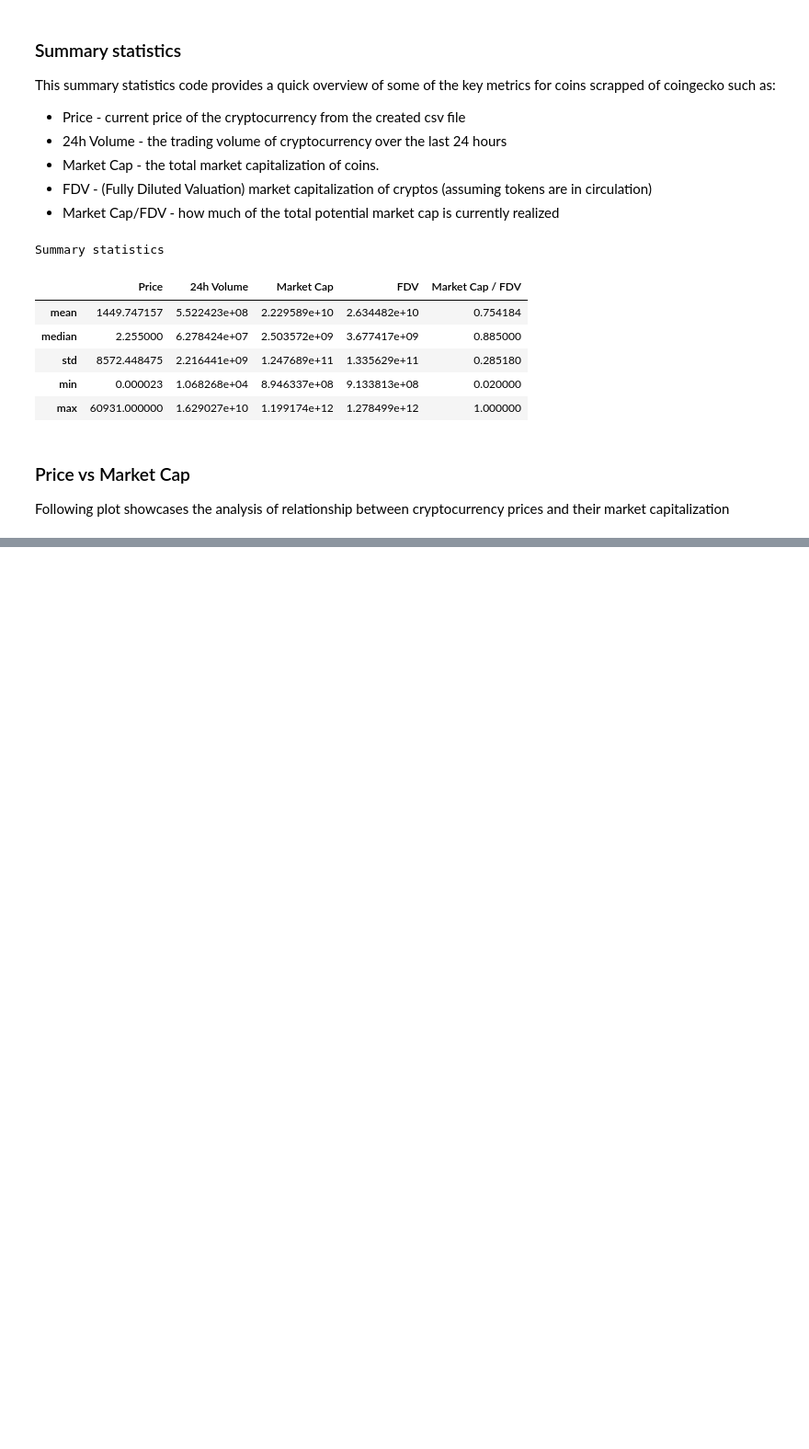
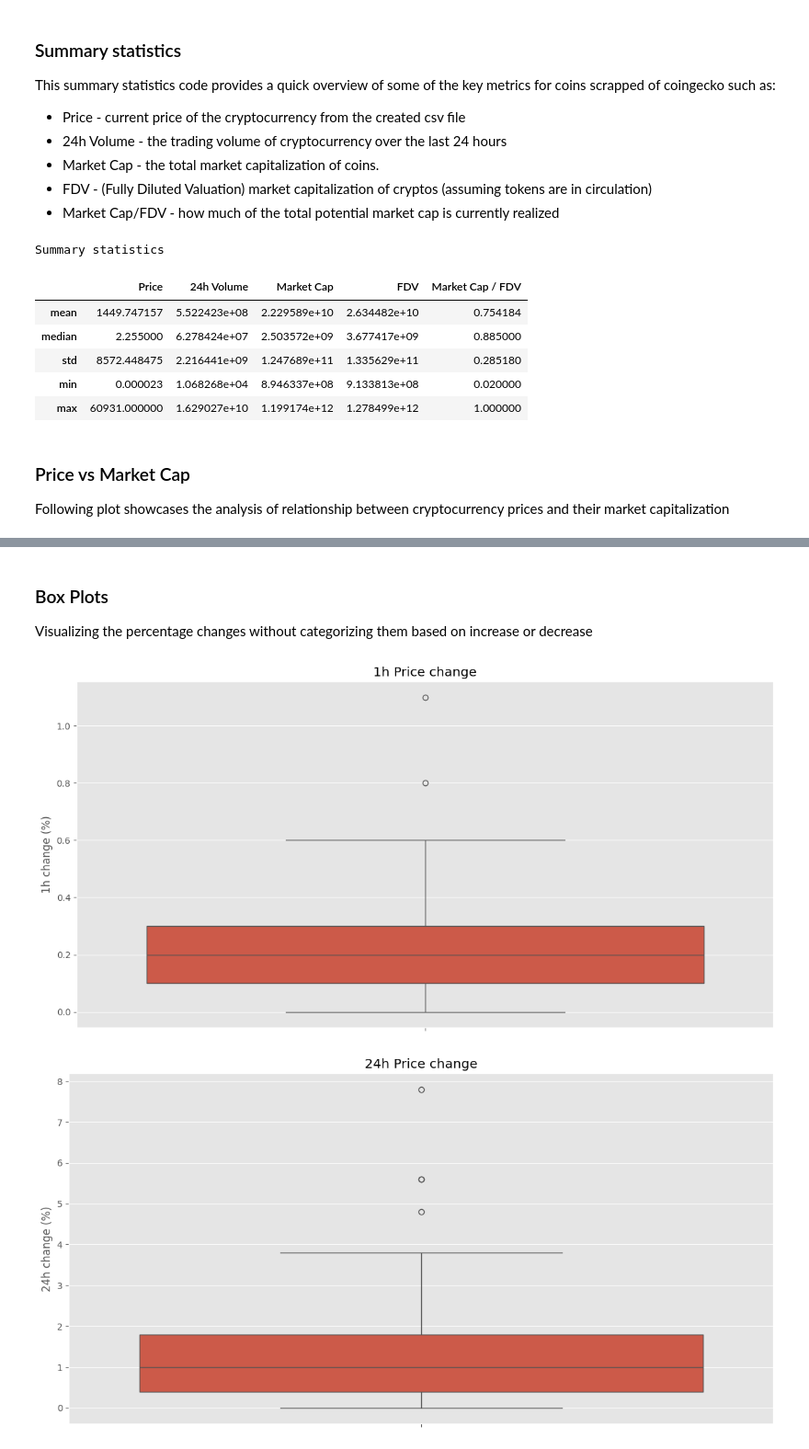
Before and after one commit to VeIskar/Python-Crypto_Webscraper, a Jupyter notebook: analysis.ipynb, the cells around one changed output, grey strips where cells are left out. Shown at 92% size. Cells and saved outputs as stored; diff of their text form; code cells hidden in the pictures; blank space fills up the shorter version.

```diff
--- a/analysis.ipynb
+++ b/analysis.ipynb
@@ -159,0 +256,20 @@ plt.show()
+# %% [markdown]
+### Box Plots
+Visualizing the percentage changes without categorizing them based on increase or decrease
+# %%
+# Boxplot for 1h change
+plt.figure(figsize=(14, 7))
+sns.boxplot(data=data_time, y='1h')
+plt.title('1h Price change')
+plt.ylabel('1h change (%)')
+plt.show()
+
+# Boxplot for 24h change
+plt.figure(figsize=(14, 7))
+sns.boxplot(data=data_time, y='24h')
+plt.title('24h Price change')
+plt.ylabel('24h change (%)')
+plt.show()
+# %% [output]
+[figure, added]
+[figure, added]
```
Also changed, not shown: parts of 8 cells of this notebook.
